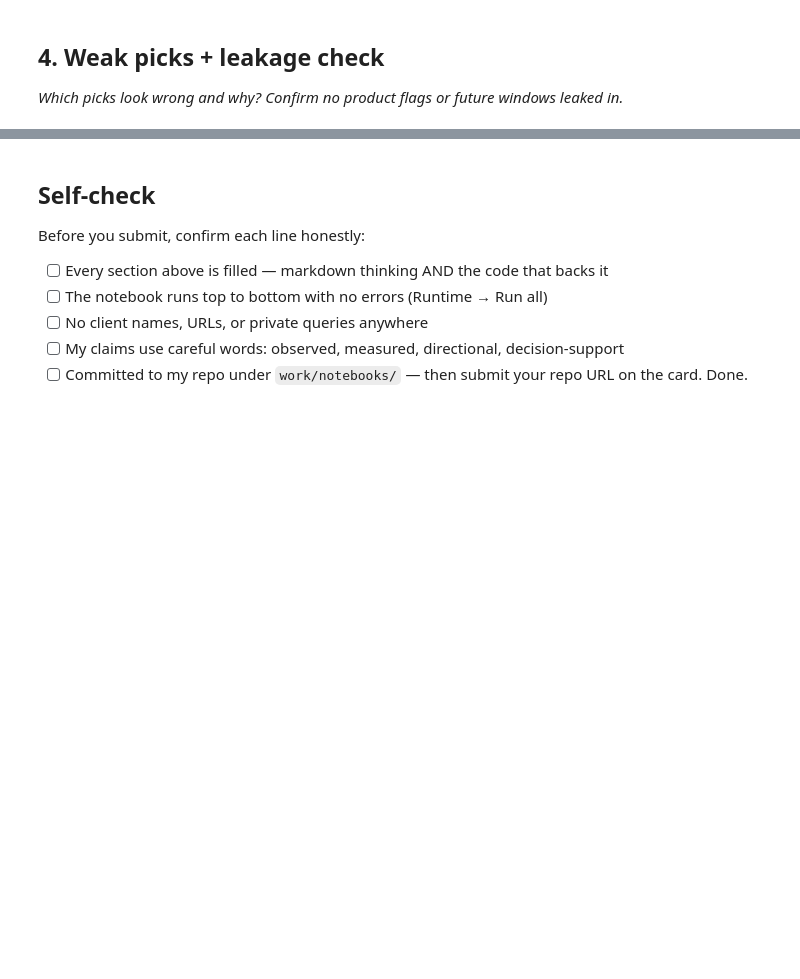
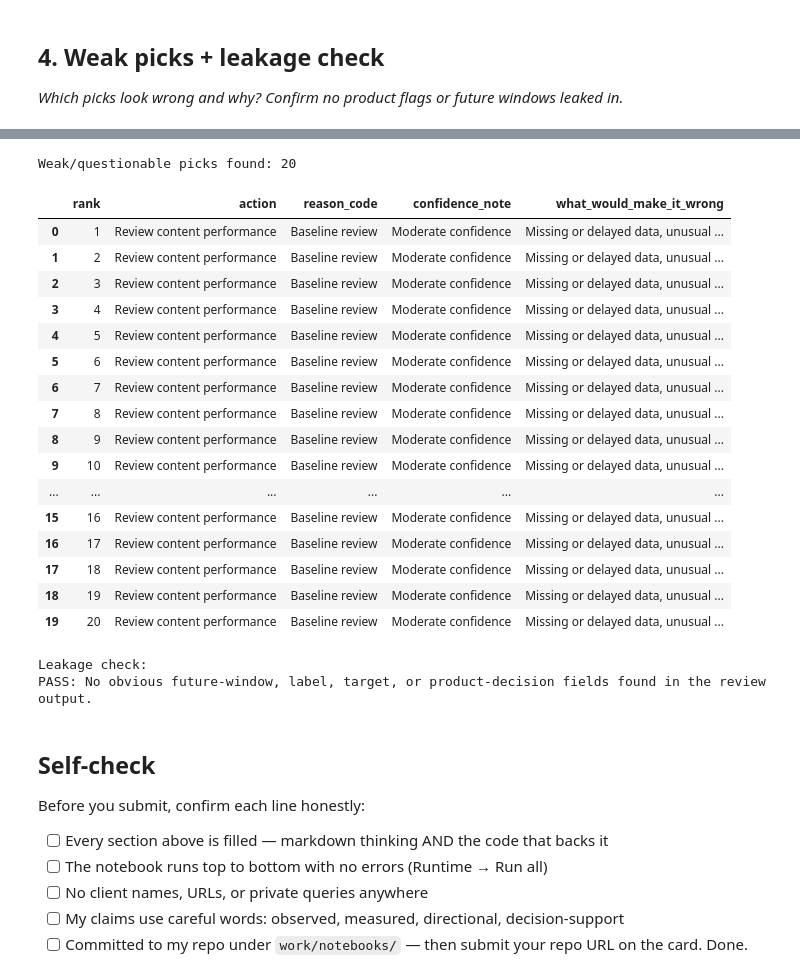
Before and after one commit to shahidhassanbtk-sys/FlyRank-Interenship, a Jupyter notebook: work/notebooks/w04_baseline_score.ipynb, the cells around one changed output, grey strips where cells are left out. Drawn from its saved outputs; the diff is of its cells as text; code cells hidden in the pictures; blank space fills up the shorter version.

```diff
--- a/work/notebooks/w04_baseline_score.ipynb
+++ b/work/notebooks/w04_baseline_score.ipynb
@@ -37,3 +156,77 @@ This skeleton is yours to fill. Work the sections **in order** — each one has
+# %%
+# This cell is for CODE (numbers, a query, a check).
+# Write your text answer in the cell ABOVE this one — typing sentences here breaks Run All.
+# Section 4: Weak picks + leakage check
+
+# Check the Top-20 review for weak or questionable picks
+weak_picks = top20_review[
+    top20_review["reason_code"].isin([
+        "Baseline review",
+        "general_refresh_review"
+    ])
+].copy()
+
+print("Weak/questionable picks found:", len(weak_picks))
+
+if len(weak_picks) > 0:
+    display(weak_picks)
+else:
+    print("No weak picks identified by the baseline check.")
+
+
+# --------------------------------------------------
+# Leakage check
+# --------------------------------------------------
+
+# Fields that must NOT be used as model features
+leakage_keywords = [
+    "label",
+    "target",
+    "future",
+    "outcome",
+    "product_flag",
+    "decision_flag"
+]
+
+found_leakage = []
+
+for column in top20_review.columns:
+    column_lower = column.lower()
+
+    for keyword in leakage_keywords:
+        if keyword in column_lower:
+            found_leakage.append(column)
+            break
+
+found_leakage = sorted(set(found_leakage))
+
+print("\nLeakage check:")
+
+if found_leakage:
+    print("CHECK THESE COLUMNS:", found_leakage)
+else:
+    print("PASS: No obvious future-window, label, target, or product-decision fields found in the review output.")
+# %% [output]
+Weak/questionable picks found: 20
+|  | rank | action | reason_code | confidence_note | what_would_make_it_wrong |
+| 0 | 1 | Review content performance | Baseline review | Moderate confidence | Missing or delayed data, unusual ... |
+| 1 | 2 | Review content performance | Baseline review | Moderate confidence | Missing or delayed data, unusual ... |
+| 2 | 3 | Review content performance | Baseline review | Moderate confidence | Missing or delayed data, unusual ... |
+| 3 | 4 | Review content performance | Baseline review | Moderate confidence | Missing or delayed data, unusual ... |
+| 4 | 5 | Review content performance | Baseline review | Moderate confidence | Missing or delayed data, unusual ... |
+| 5 | 6 | Review content performance | Baseline review | Moderate confidence | Missing or delayed data, unusual ... |
+| 6 | 7 | Review content performance | Baseline review | Moderate confidence | Missing or delayed data, unusual ... |
+| 7 | 8 | Review content performance | Baseline review | Moderate confidence | Missing or delayed data, unusual ... |
+| 8 | 9 | Review content performance | Baseline review | Moderate confidence | Missing or delayed data, unusual ... |
+| 9 | 10 | Review content performance | Baseline review | Moderate confidence | Missing or delayed data, unusual ... |
+| ... | ... | ... | ... | ... | ... |
+| 15 | 16 | Review content performance | Baseline review | Moderate confidence | Missing or delayed data, unusual ... |
+| 16 | 17 | Review content performance | Baseline review | Moderate confidence | Missing or delayed data, unusual ... |
+| 17 | 18 | Review content performance | Baseline review | Moderate confidence | Missing or delayed data, unusual ... |
+| 18 | 19 | Review content performance | Baseline review | Moderate confidence | Missing or delayed data, unusual ... |
+| 19 | 20 | Review content performance | Baseline review | Moderate confidence | Missing or delayed data, unusual ... |
+Leakage check:
+PASS: No obvious future-window, label, target, or product-decision fields found in the review output.
 # %% [markdown]
 ## Self-check
 
```
Also changed, not shown: parts of 12 cells of this notebook.
